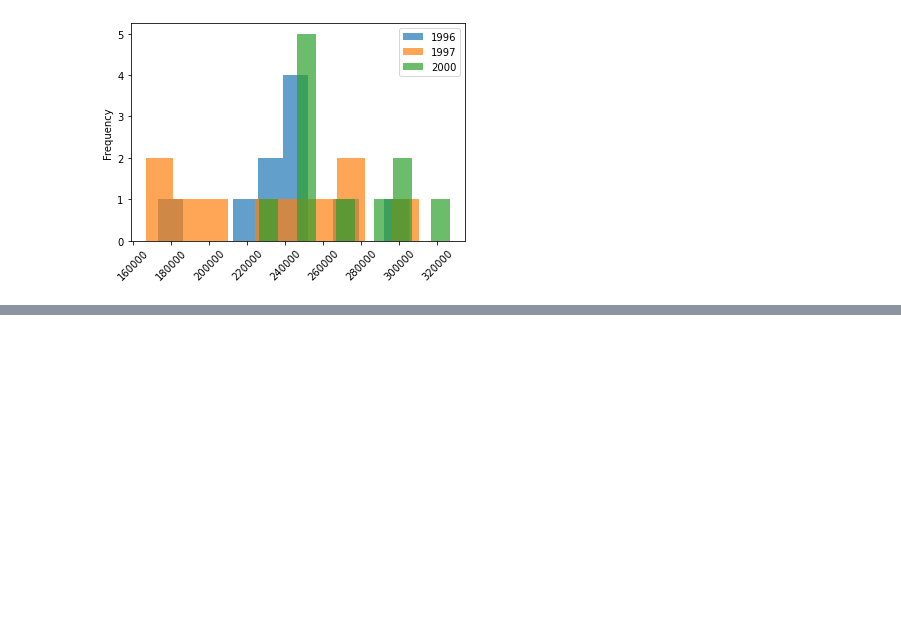
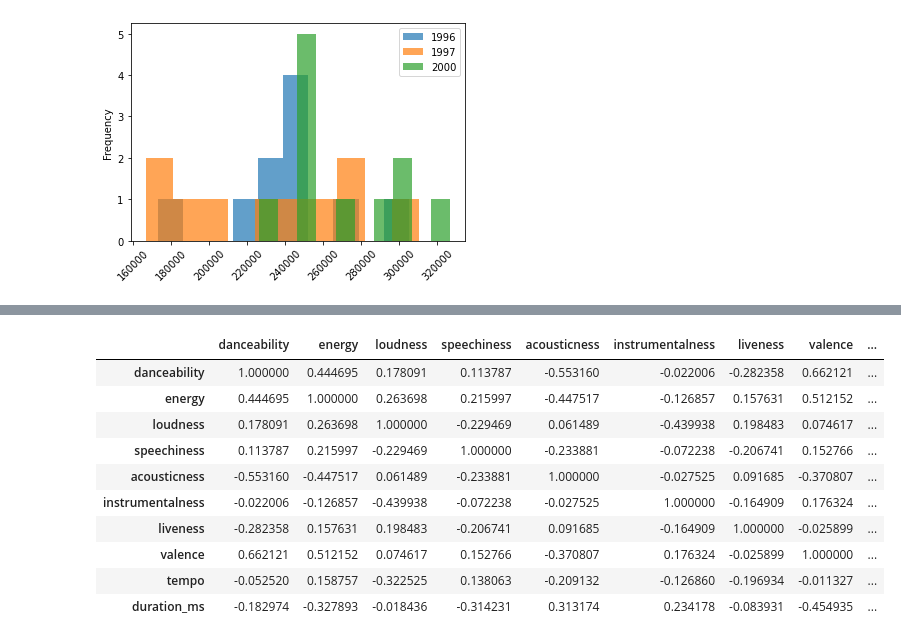
Before and after one commit to flyin01/tidy_tuesday, a Jupyter notebook: spice_girls_2021_12_14.ipynb, the cells around one changed output, grey strips where cells are left out. Cells and saved outputs as stored; diff of their text form; code cells hidden in the pictures; blank space fills up the shorter version.

```diff
--- a/spice_girls_2021_12_14.ipynb
+++ b/spice_girls_2021_12_14.ipynb
@@ -143,0 +208,15 @@ plt.show()
+# %%
+studio_album_tracks_ind_num[["danceability","energy","loudness","speechiness","acousticness",
+           "instrumentalness","liveness","valence","tempo","duration_ms"]].corr(method='pearson')
+# %% [output]
+|  | danceability | energy | loudness | speechiness | acousticness | instrumentalness | liveness | valence | ... |
+| danceability | 1.000000 | 0.444695 | 0.178091 | 0.113787 | -0.553160 | -0.022006 | -0.282358 | 0.662121 | ... |
+| energy | 0.444695 | 1.000000 | 0.263698 | 0.215997 | -0.447517 | -0.126857 | 0.157631 | 0.512152 | ... |
+| loudness | 0.178091 | 0.263698 | 1.000000 | -0.229469 | 0.061489 | -0.439938 | 0.198483 | 0.074617 | ... |
+| speechiness | 0.113787 | 0.215997 | -0.229469 | 1.000000 | -0.233881 | -0.072238 | -0.206741 | 0.152766 | ... |
+| acousticness | -0.553160 | -0.447517 | 0.061489 | -0.233881 | 1.000000 | -0.027525 | 0.091685 | -0.370807 | ... |
+| instrumentalness | -0.022006 | -0.126857 | -0.439938 | -0.072238 | -0.027525 | 1.000000 | -0.164909 | 0.176324 | ... |
+| liveness | -0.282358 | 0.157631 | 0.198483 | -0.206741 | 0.091685 | -0.164909 | 1.000000 | -0.025899 | ... |
+| valence | 0.662121 | 0.512152 | 0.074617 | 0.152766 | -0.370807 | 0.176324 | -0.025899 | 1.000000 | ... |
+| tempo | -0.052520 | 0.158757 | -0.322525 | 0.138063 | -0.209132 | -0.126860 | -0.196934 | -0.011327 | ... |
+| duration_ms | -0.182974 | -0.327893 | -0.018436 | -0.314231 | 0.313174 | 0.234178 | -0.083931 | -0.454935 | ... |
```
Also changed, not shown: parts of 14 cells of this notebook.
